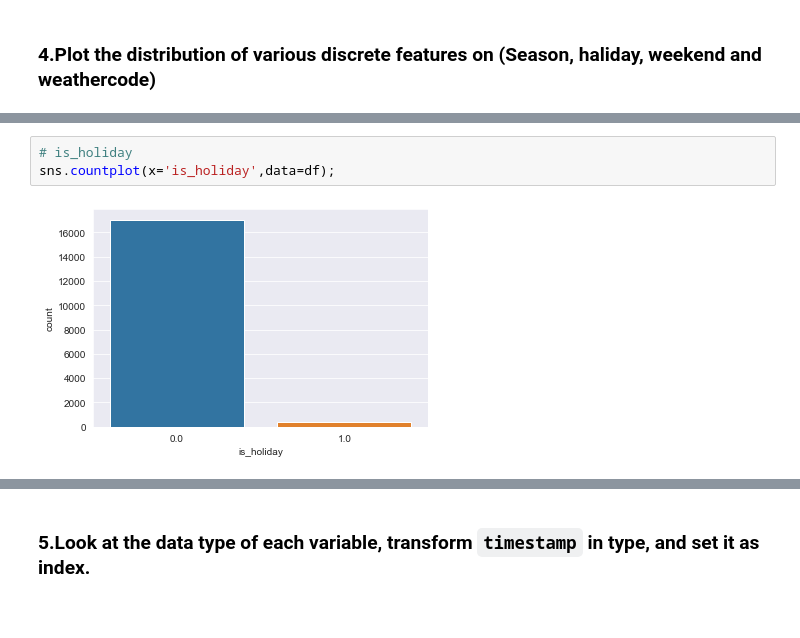
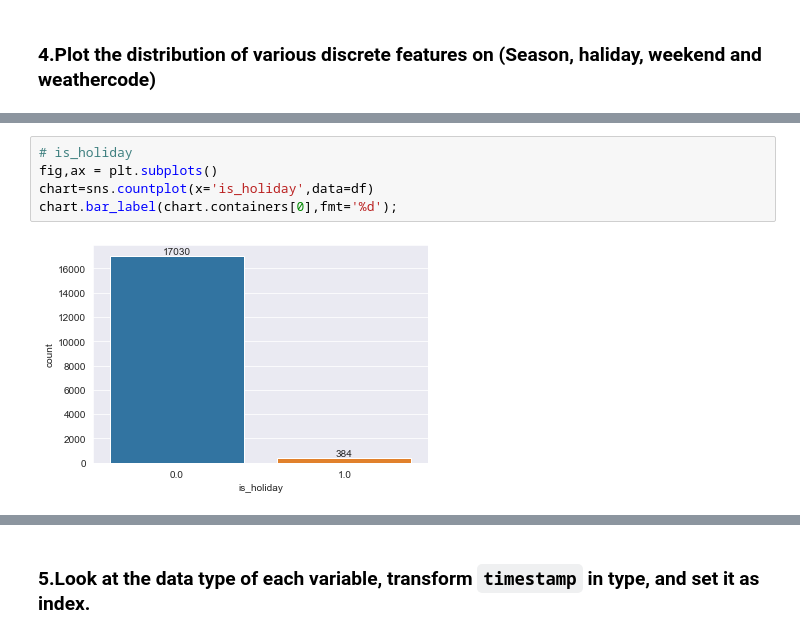
Before and after one commit to Gulayrose/DVwPy, a Jupyter notebook: DV_capstone_student.ipynb, the cells around one changed output, grey strips where cells are left out. Drawn from its saved outputs; the diff is of its cells as text.

```diff
--- a/DV_capstone_student.ipynb
+++ b/DV_capstone_student.ipynb
@@ -114,5 +116,7 @@ sns.countplot(x='season',data=df);
 # %%
 # is_holiday
-sns.countplot(x='is_holiday',data=df);
+fig,ax = plt.subplots()
+chart=sns.countplot(x='is_holiday',data=df)
+chart.bar_label(chart.containers[0],fmt='%d');
 # %% [output]
-[figure, old version]
+[figure, new version]
```
Also changed, not shown: parts of 73 cells of this notebook.
